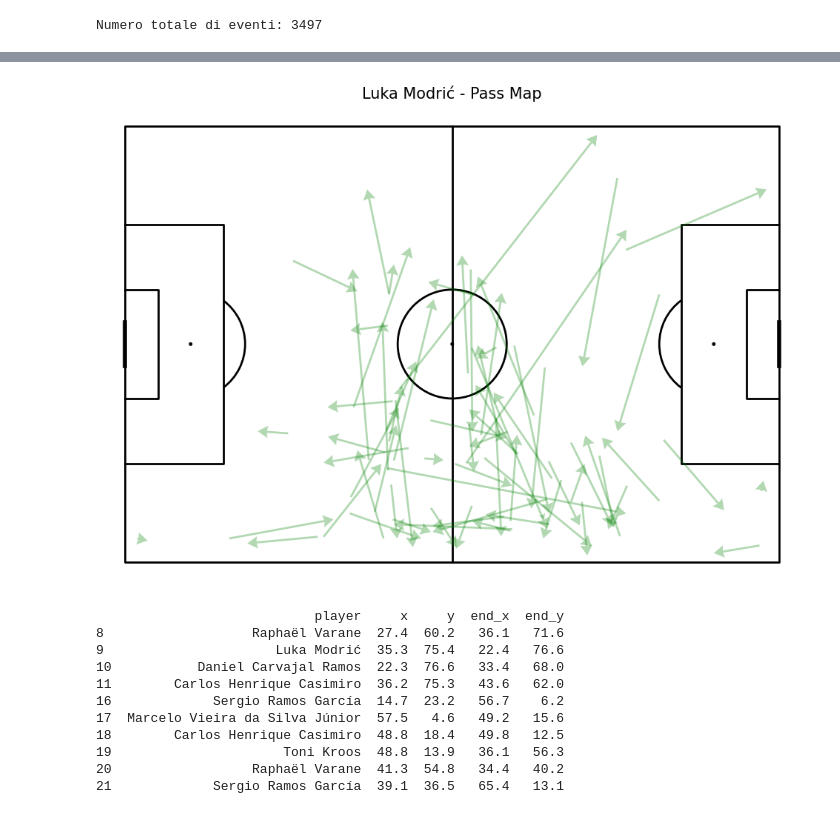
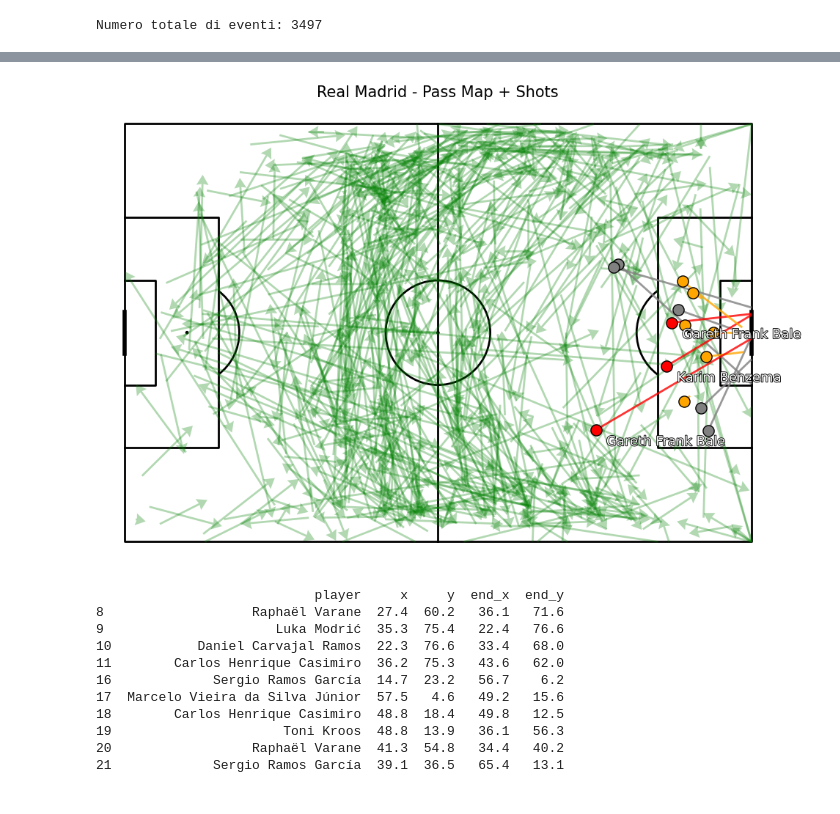
Before and after one commit to Anfi-867/football-passmap, a Jupyter notebook: passmap.ipynb, the cells around one changed output, grey strips where cells are left out. Drawn from its saved outputs; the diff is of its cells as text; code cells hidden in the pictures.

Commit message:
Shot map and scorer name added

```diff
--- a/passmap.ipynb
+++ b/passmap.ipynb
@@ -32,6 +34,9 @@ Numero totale di eventi: 3497
 # %%
 team_name = 'Real Madrid'
 player_name = 'Luka Modrić'
-passes = events[(events['type'] == 'Pass') & (events['team'] == team_name) & (events['player'] == player_name)]
+shots = events[(events['type'] == 'Shot') & (events['team'] == team_name)].copy()
+passes = events[(events['type'] == 'Pass') & (events['team'] == team_name)]
 print("Numero di passaggi:", len(passes))
+shots = events[events['type'] == 'Shot']
+print(shots[['player', 'team', 'shot_outcome']].head(50))
 # %% [output]
@@ -39,20 +60,64 @@ Numero di passaggi: 72
 # %%
-passes = passes.copy()
-passes['x'] = passes['location'].apply(lambda loc: loc[0] if isinstance(loc, list) else None)
-passes['y'] = passes['location'].apply(lambda loc: loc[1] if isinstance(loc, list) else None)
-passes['end_x'] = passes['pass_end_location'].apply(lambda loc: loc[0] if isinstance(loc, list) else None)
-passes['end_y'] = passes['pass_end_location'].apply(lambda loc: loc[1] if isinstance(loc, list) else None)
+
+shots = events[(events['type'] == 'Shot') & (events['team'] == team_name)].copy()
+
+shots['x'] = shots['location'].apply(lambda loc: loc[0] if isinstance(loc, list) else None)
+shots['y'] = shots['location'].apply(lambda loc: loc[1] if isinstance(loc, list) else None)
+shots['end_x'] = shots['shot_end_location'].apply(lambda loc: loc[0] if isinstance(loc, list) else None)
+shots['end_y'] = shots['shot_end_location'].apply(lambda loc: loc[1] if isinstance(loc, list) else None)
+
+passes.loc[:, 'x'] = passes['location'].apply(lambda loc: loc[0] if isinstance(loc, list) else None)
+passes.loc[:, 'y'] = passes['location'].apply(lambda loc: loc[1] if isinstance(loc, list) else None)
+passes.loc[:, 'end_x'] = passes['pass_end_location'].apply(lambda loc: loc[0] if isinstance(loc, list) else None)
+passes.loc[:, 'end_y'] = passes['pass_end_location'].apply(lambda loc: loc[1] if isinstance(loc, list) else None)
 
 pitch = Pitch(line_color='black', pitch_type='statsbomb')
 fig, ax = pitch.draw(figsize=(10, 7))
+
 pitch.arrows(
     passes['x'], passes['y'], passes['end_x'], passes['end_y'],
     width=2, headwidth=6, color='green', ax=ax, alpha=0.3
 )
-ax.set_title(f"{player_name} - Pass Map", fontsize=15)
+
+for _, shot in shots.iterrows():
+    outcome = None
+    if 'shot_outcome.name' in shot:
+        outcome = shot['shot_outcome.name']
+    elif 'shot_outcome' in shot:
+        if isinstance(shot['shot_outcome'], dict):
+            outcome = shot['shot_outcome'].get('name')
+        else:
+            outcome = shot['shot_outcome']
+
+    if outcome == 'Goal':
+        txt= ax.text(shot['x']+2, shot['y']+3, shot['player'], fontsize=13, color='white', zorder=8)
+        txt.set_path_effects([
+        path_effects.Stroke(linewidth=1.3, foreground='black'),
+        path_effects.Normal()
+    ])
+        color = 'red'
+    elif outcome in ['Saved', 'Saved Off Target', 'Blocked', 'Saved To Post']:
+        color = 'orange'
+    else:
+        color = 'gray'
+
+
+    pitch.lines(
+        shot['x'], shot['y'],
+        shot['end_x'], shot['end_y'],
+        color=color, lw=2, ax=ax, zorder=2, alpha=0.8
+    )
+
+    pitch.scatter(
+        shot['x'], shot['y'], s=120, color=color,
+        ax=ax, edgecolors='black', zorder=3
+    )
+
+
+ax.set_title(f"{team_name} - Pass Map + Shots", fontsize=15)
 plt.show()
 # %% [output]
-[figure, old version]
+[figure, new version]
 # %%
 print(passes[['player', 'x', 'y', 'end_x', 'end_y']].head(10))
 # %% [output]
```
Also changed, not shown: parts of 3 cells of this notebook.
